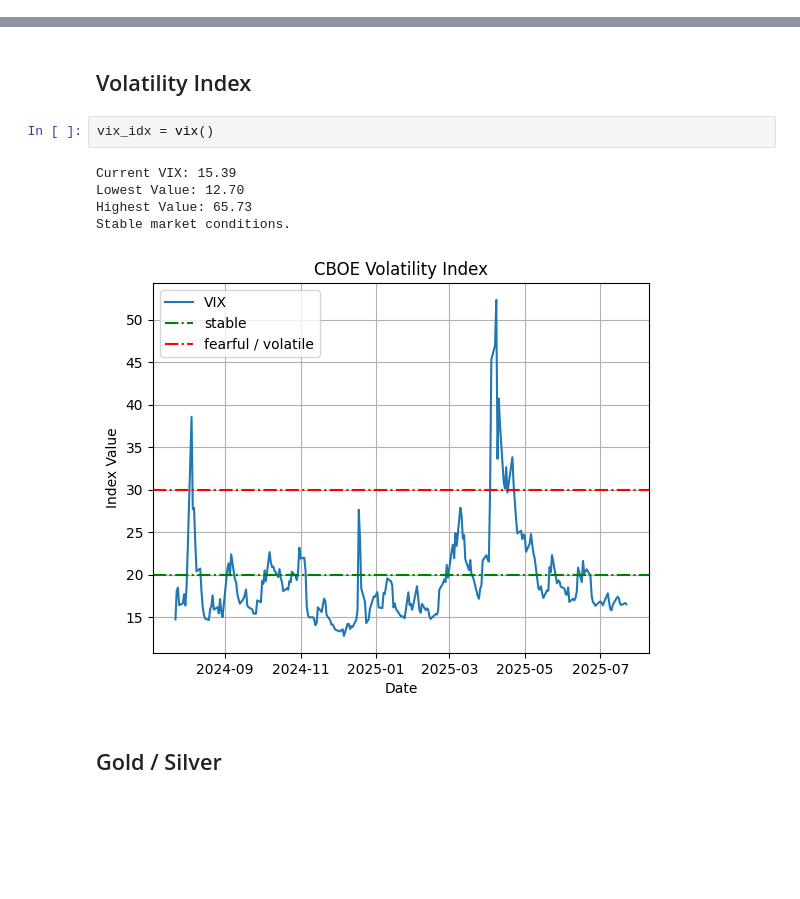
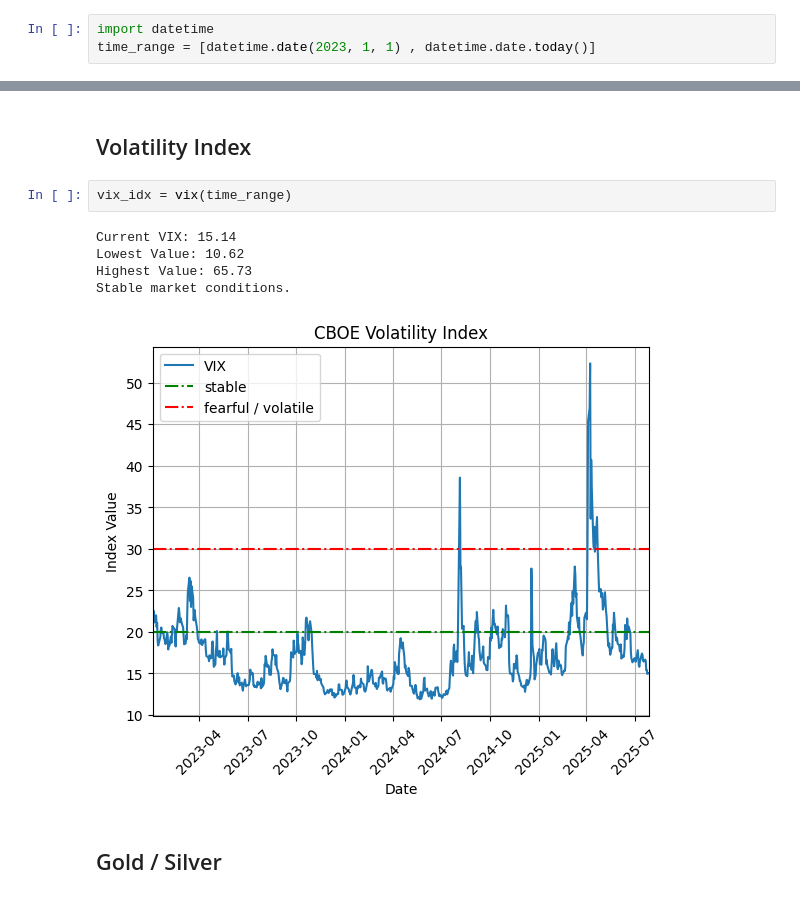
Before and after one commit to ncussonn/finance, a Jupyter notebook: market_overview.ipynb, the cells around one changed output, grey strips where cells are left out. Saved outputs shown, nothing was run; the diff lists cells and outputs as text; blank space fills up the shorter version.

```diff
--- a/market_overview.ipynb
+++ b/market_overview.ipynb
@@ -2,6 +2,9 @@
 # Market Overview Notebook
 # %%
 from utils import gold_silv_ratio, fear_n_greed_idx, vix, bitcoin, gold_silver, snp500, bonds
+# %%
+import datetime
+time_range = [datetime.date(2023, 1, 1) , datetime.date.today()]
 # %% [markdown]
 ## S&P 500
 # %%
@@ -25,13 +28,13 @@ Market Sentiment: extreme greed
 # %% [markdown]
 ## Volatility Index
 # %%
-vix_idx = vix()
+vix_idx = vix(time_range)
 # %% [output]
-Current VIX: 15.39
-Lowest Value: 12.70
+Current VIX: 15.14
+Lowest Value: 10.62
 Highest Value: 65.73
 Stable market conditions.
-[figure, old version]
+[figure, new version]
 # %% [markdown]
 ## Gold / Silver
 # %%
```
Also changed, not shown: parts of 5 cells of this notebook, 4 other files.
